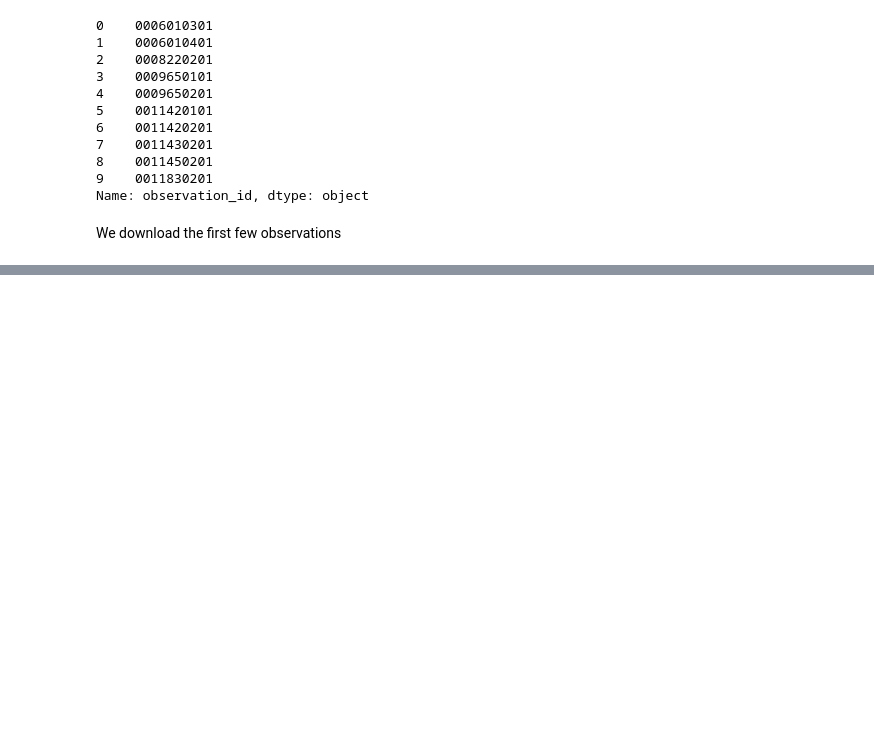
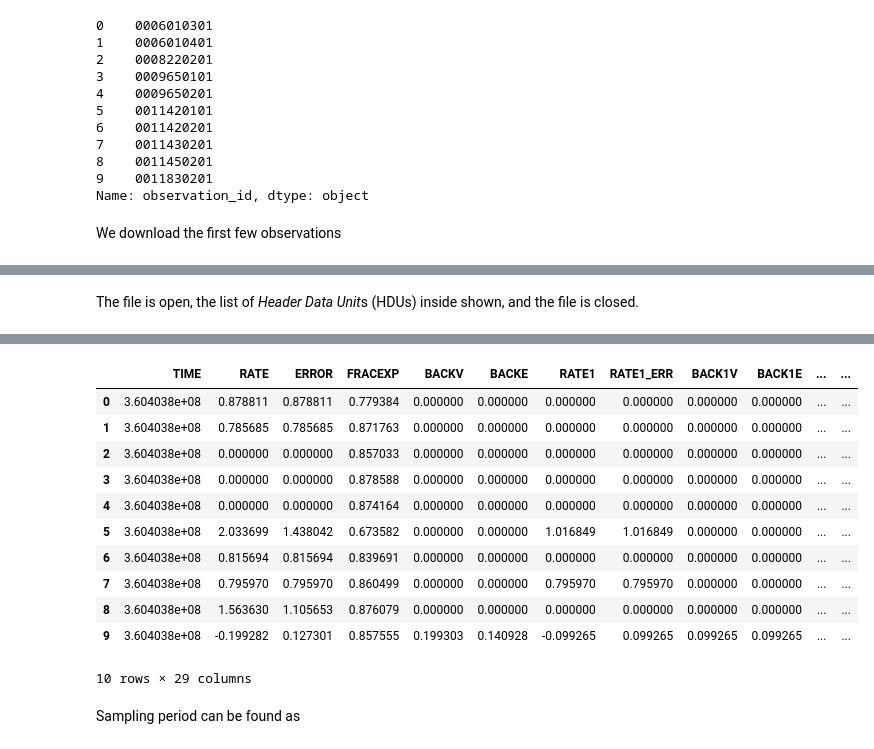
Before and after one commit to manuvazquez/VAEonXMM, a Jupyter notebook: nbs/xsa.ipynb, the cells around one changed output, grey strips where cells are left out. Cells and saved outputs as stored; diff of their text form; code cells hidden in the pictures; blank space fills up the shorter version.

```diff
--- a/nbs/xsa.ipynb
+++ b/nbs/xsa.ipynb
@@ -119,0 +136,5 @@ PosixPath('/home/manu/data/trapallada/0011420201')
+# %%
+sample_file = obs_dir / 'P0605950101PNX000SRCTSR8001.FTZ'
+assert sample_file.exists()
+# %% [markdown]
+The file is open, the list of *Header Data Unit*s (HDUs) inside shown, and the file is closed.
@@ -119,0 +145,4 @@ PosixPath('/home/manu/data/trapallada/0011420201')
+# %%
+df = trapallada.xsa.read_fits_file(sample_file)
+df.head(10)
+# %% [output]
@@ -119,0 +150,14 @@ PosixPath('/home/manu/data/trapallada/0011420201')
+|  | TIME | RATE | ERROR | FRACEXP | BACKV | BACKE | RATE1 | RATE1_ERR | BACK1V | BACK1E | ... | ... |
+| 0 | 3.604038e+08 | 0.878811 | 0.878811 | 0.779384 | 0.000000 | 0.000000 | 0.000000 | 0.000000 | 0.000000 | 0.000000 | ... | ... |
+| 1 | 3.604038e+08 | 0.785685 | 0.785685 | 0.871763 | 0.000000 | 0.000000 | 0.000000 | 0.000000 | 0.000000 | 0.000000 | ... | ... |
+| 2 | 3.604038e+08 | 0.000000 | 0.000000 | 0.857033 | 0.000000 | 0.000000 | 0.000000 | 0.000000 | 0.000000 | 0.000000 | ... | ... |
+| 3 | 3.604038e+08 | 0.000000 | 0.000000 | 0.878588 | 0.000000 | 0.000000 | 0.000000 | 0.000000 | 0.000000 | 0.000000 | ... | ... |
+| 4 | 3.604038e+08 | 0.000000 | 0.000000 | 0.874164 | 0.000000 | 0.000000 | 0.000000 | 0.000000 | 0.000000 | 0.000000 | ... | ... |
+| 5 | 3.604038e+08 | 2.033699 | 1.438042 | 0.673582 | 0.000000 | 0.000000 | 1.016849 | 1.016849 | 0.000000 | 0.000000 | ... | ... |
+| 6 | 3.604038e+08 | 0.815694 | 0.815694 | 0.839691 | 0.000000 | 0.000000 | 0.000000 | 0.000000 | 0.000000 | 0.000000 | ... | ... |
+| 7 | 3.604038e+08 | 0.795970 | 0.795970 | 0.860499 | 0.000000 | 0.000000 | 0.795970 | 0.795970 | 0.000000 | 0.000000 | ... | ... |
+| 8 | 3.604038e+08 | 1.563630 | 1.105653 | 0.876079 | 0.000000 | 0.000000 | 0.000000 | 0.000000 | 0.000000 | 0.000000 | ... | ... |
+| 9 | 3.604038e+08 | -0.199282 | 0.127301 | 0.857555 | 0.199303 | 0.140928 | -0.099265 | 0.099265 | 0.099265 | 0.099265 | ... | ... |
+10 rows × 29 columns
+# %% [markdown]
+Sampling period can be found as
```
Also changed, not shown: parts of 25 cells of this notebook, 7 other files.
